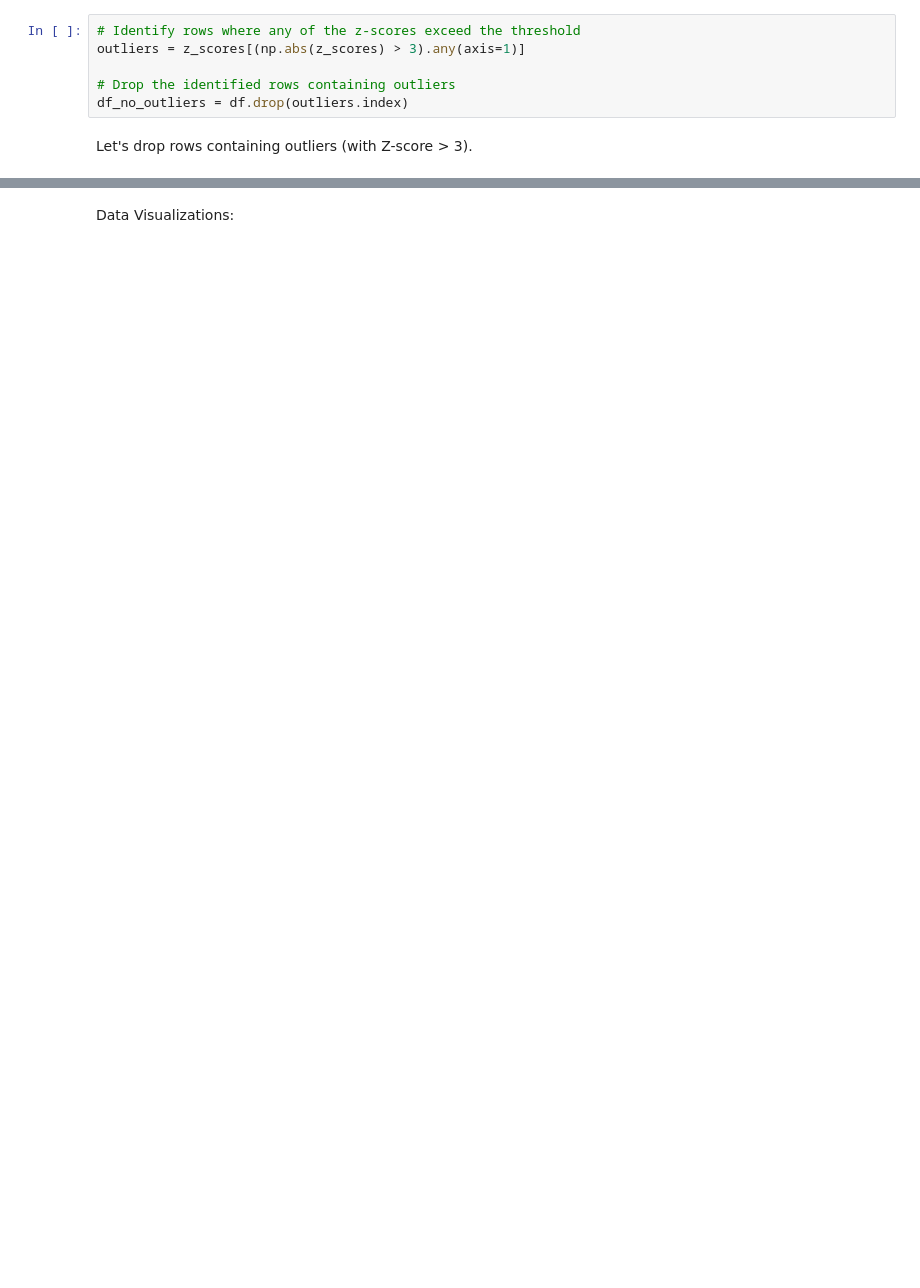
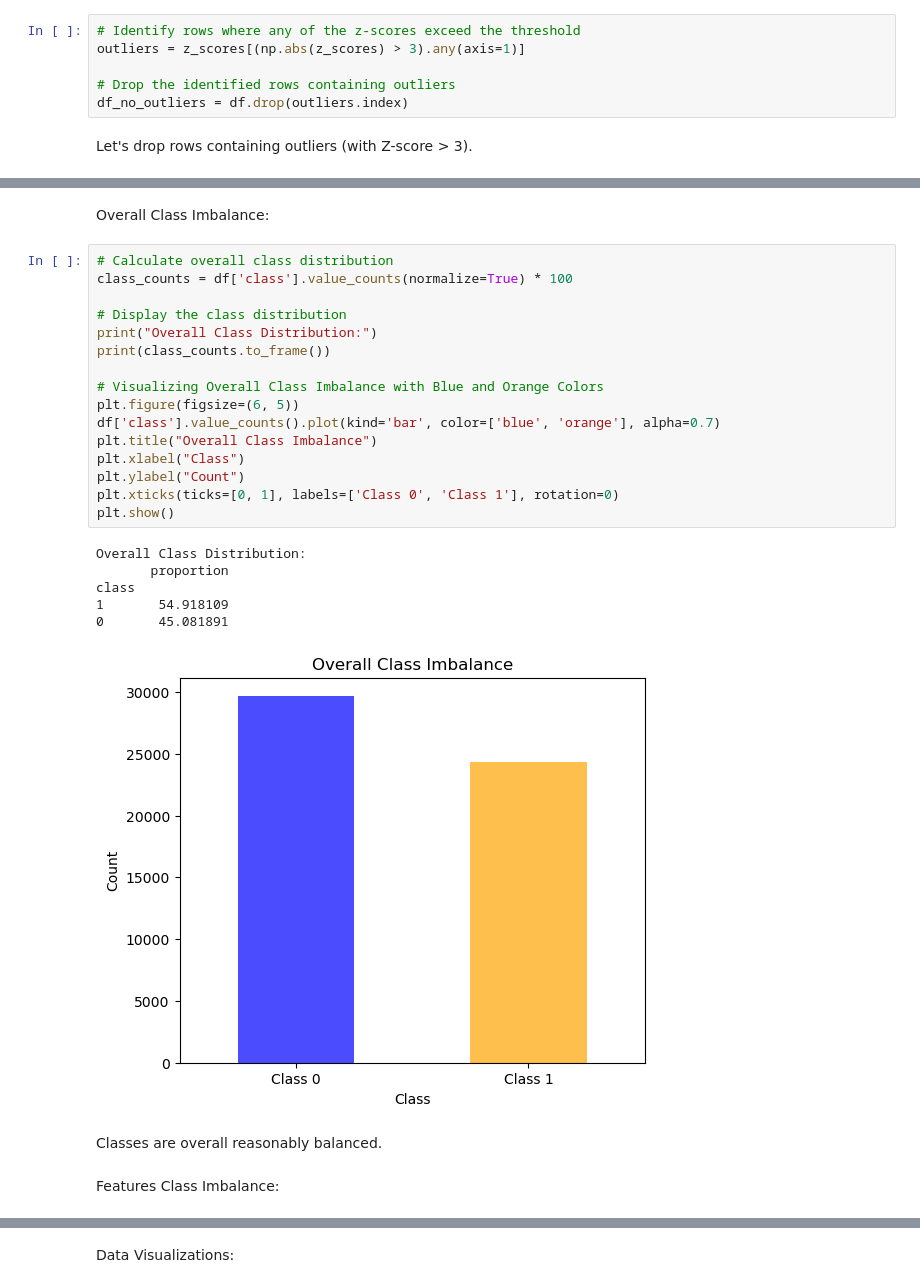
Before and after one commit to Celiandorra/ML, a Jupyter notebook: Code.ipynb, the cells around one changed output, grey strips where cells are left out. Cells and saved outputs as stored; diff of their text form; blank space fills up the shorter version.

```diff
--- a/Code.ipynb
+++ b/Code.ipynb
@@ -68,0 +174,29 @@ print("New dataframe has {} rows. {} rows were removed.".format(new_num_r, remov
+# %% [markdown]
+Overall Class Imbalance:
+# %%
+# Calculate overall class distribution
+class_counts = df['class'].value_counts(normalize=True) * 100
+
+# Display the class distribution
+print("Overall Class Distribution:")
+print(class_counts.to_frame())
+
+# Visualizing Overall Class Imbalance with Blue and Orange Colors
+plt.figure(figsize=(6, 5))
+df['class'].value_counts().plot(kind='bar', color=['blue', 'orange'], alpha=0.7)
+plt.title("Overall Class Imbalance")
+plt.xlabel("Class")
+plt.ylabel("Count")
+plt.xticks(ticks=[0, 1], labels=['Class 0', 'Class 1'], rotation=0)
+plt.show()
+# %% [output]
+Overall Class Distribution:
+       proportion
+class
+1       54.918109
+0       45.081891
+[figure, added]
+# %% [markdown]
+Classes are overall reasonably balanced.
+# %% [markdown]
+Features Class Imbalance:
```
Also changed, not shown: parts of 68 cells of this notebook, 32 other files.
